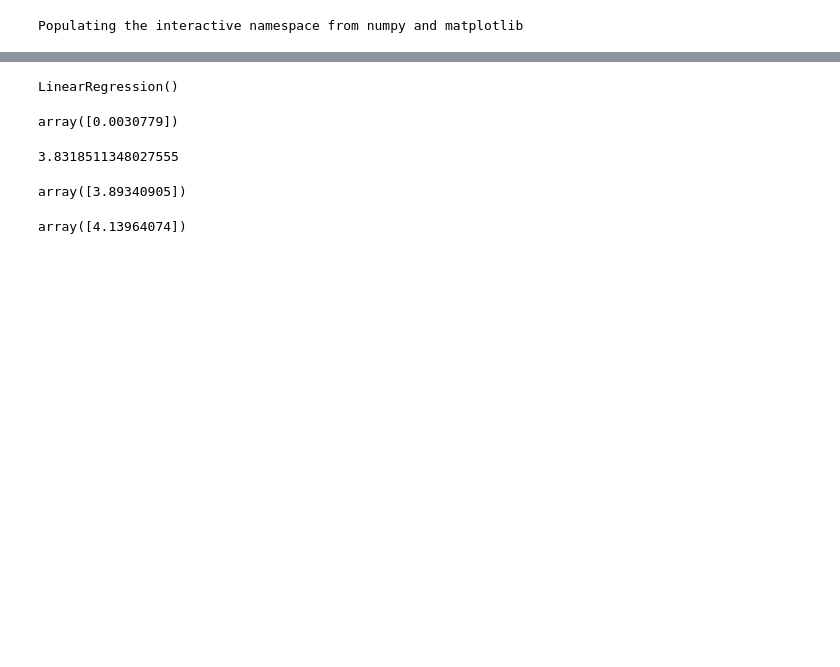
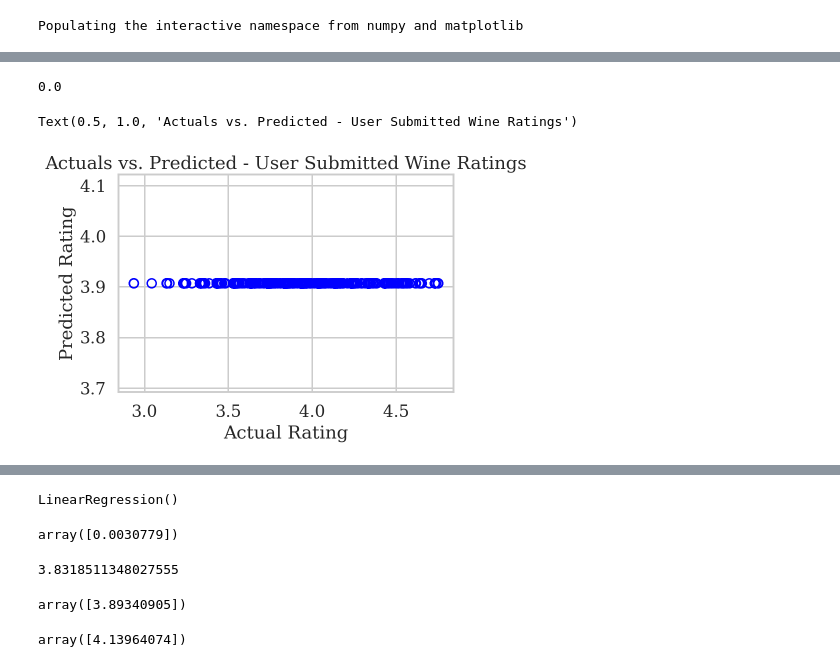
Before and after one commit to mattsegall/metis-project-2, a Jupyter notebook: Cleaning & Analysis Practice.ipynb, the cells around one changed output, grey strips where cells are left out. Drawn from its saved outputs; the diff is of its cells as text; code cells hidden in the pictures; blank space fills up the shorter version.

```diff
--- a/Cleaning & Analysis Practice.ipynb
+++ b/Cleaning & Analysis Practice.ipynb
@@ -110,0 +104,3 @@ wine_data.shape
+# %%
+#CHALLENGE 1
+wine_data['Rating Mean'] = wine_data['Average Rating'].mean()
@@ -110,0 +129,21 @@ wine_data.shape
+# %%
+X = wine_data[['Rating Mean']]
+y = wine_data['Average Rating']
+
+lr = LinearRegression()
+lr.fit(X, y)
+
+y_predicted = lr.predict(X)
+# %%
+score = lr.score(X, y)
+score
+# %% [output]
+0.0
+# %%
+plt.scatter(y, y_predicted, facecolors='none', edgecolors='b')
+plt.xlabel('Actual Rating')
+plt.ylabel('Predicted Rating')
+plt.title('Actuals vs. Predicted - User Submitted Wine Ratings')
+# %% [output]
+Text(0.5, 1.0, 'Actuals vs. Predicted - User Submitted Wine Ratings')
+[figure, added]
```
Also changed, not shown: parts of 28 cells of this notebook.
